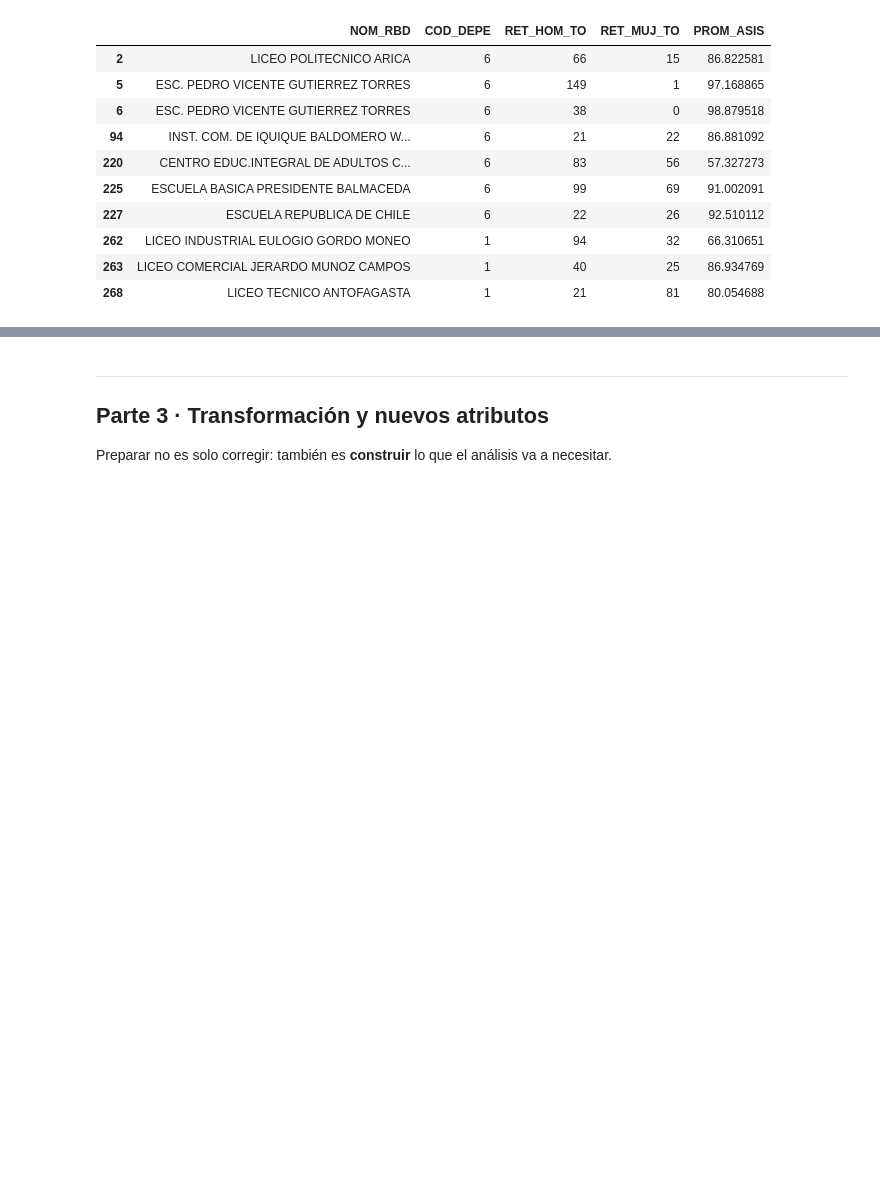
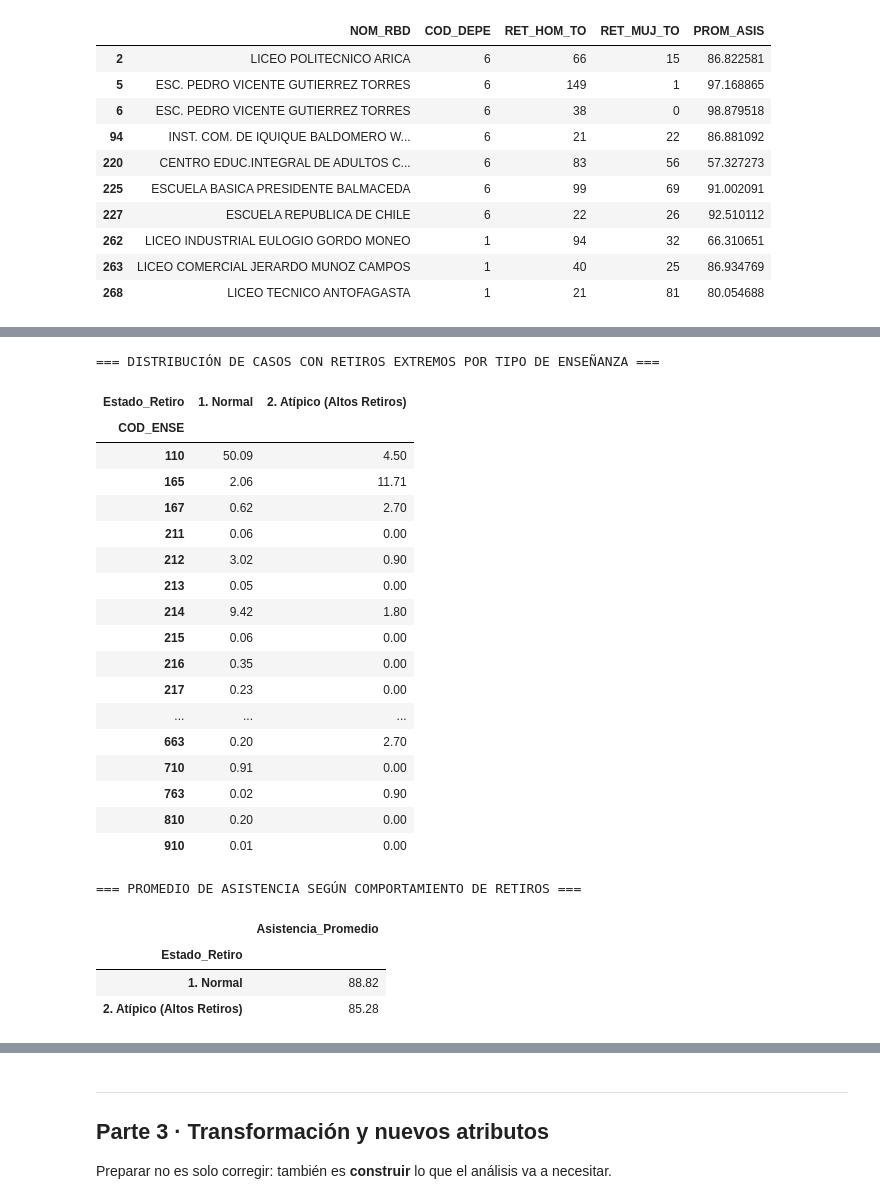
Before and after one commit to fcovarrubiasp-debug/CIENCIA-DE-DATO-, a Jupyter notebook: 7_S2_Notebook_Laboratorio_CDD.ipynb, the cells around one changed output, grey strips where cells are left out. Saved outputs shown, nothing was run; the diff lists cells and outputs as text; code cells hidden in the pictures; blank space fills up the shorter version.

Commit message:
'Semana 2: diagnostico de calidad y flujo de limpieza' domingo 25 de octubre tarea 2 mejorada  atipicos y conclusiones  y arregle la parte  cuartiles con la indicacion del profesor

```diff
--- a/7_S2_Notebook_Laboratorio_CDD.ipynb
+++ b/7_S2_Notebook_Laboratorio_CDD.ipynb
@@ -551,0 +584,67 @@ Ejemplo de establecimientos con retiros extremos y su asistencia promedio corres
+# %%
+import pandas as pd
+import numpy as np
+import os
+
+# Recuperar el dataframe de manera robusta
+archivo_original = '20260303_Resumen_Rendimiento_2025_20260131.csv'
+
+if 'limpio' in globals():
+    data_analisis = limpio
+elif 'df' in globals():
+    data_analisis = df
+elif os.path.exists('mi_conjunto_limpio.csv'):
+    data_analisis = pd.read_csv('mi_conjunto_limpio.csv', sep=';')
+elif os.path.exists(archivo_original):
+    data_analisis = pd.read_csv(archivo_original, sep=',')
+    data_analisis = data_analisis.dropna(subset=['PROM_ASIS'])
+else:
+    raise NameError("No se encontró ningún archivo de datos para el análisis de plausibilidad.")
+
+# 1. Definimos los límites del Percentil 99
+umbral_hom = data_analisis['RET_HOM_TO'].quantile(0.99)
+umbral_muj = data_analisis['RET_MUJ_TO'].quantile(0.99)
+
+# 2. Creamos la variable booleana de atípicos
+data_analisis['Es_Atipico_Retiro'] = (data_analisis['RET_HOM_TO'] > umbral_hom) | (data_analisis['RET_MUJ_TO'] > umbral_muj)
+
+# 3. Mapeamos True/False a etiquetas descriptivas para mejor lectura
+data_analisis['Estado_Retiro'] = data_analisis['Es_Atipico_Retiro'].map({False: '1. Normal', True: '2. Atípico (Altos Retiros)'})
+
+# 4. Agrupamos por Nivel Educativo (COD_ENSE) usando las etiquetas nuevas
+print("=== DISTRIBUCIÓN DE CASOS CON RETIROS EXTREMOS POR TIPO DE ENSEÑANZA ===")
+cruce_ense = pd.crosstab(data_analisis['COD_ENSE'], data_analisis['Estado_Retiro'], normalize='columns') * 100
+display(cruce_ense.round(2))
+
+# 5. Calculamos el promedio de asistencia con las etiquetas descriptivas
+print("\n=== PROMEDIO DE ASISTENCIA SEGÚN COMPORTAMIENTO DE RETIROS ===")
+prom_asistencia = data_analisis.groupby('Estado_Retiro')['PROM_ASIS'].mean().to_frame('Asistencia_Promedio')
+display(prom_asistencia.round(2))
+
+# Limpieza de columnas temporales
+data_analisis.drop(columns=['Es_Atipico_Retiro', 'Estado_Retiro'], inplace=True)
+# %% [output]
+=== DISTRIBUCIÓN DE CASOS CON RETIROS EXTREMOS POR TIPO DE ENSEÑANZA ===
+| Estado_Retiro | 1. Normal | 2. Atípico (Altos Retiros) |
+| COD_ENSE |  |  |
+| 110 | 50.09 | 4.50 |
+| 165 | 2.06 | 11.71 |
+| 167 | 0.62 | 2.70 |
+| 211 | 0.06 | 0.00 |
+| 212 | 3.02 | 0.90 |
+| 213 | 0.05 | 0.00 |
+| 214 | 9.42 | 1.80 |
+| 215 | 0.06 | 0.00 |
+| 216 | 0.35 | 0.00 |
+| 217 | 0.23 | 0.00 |
+| ... | ... | ... |
+| 663 | 0.20 | 2.70 |
+| 710 | 0.91 | 0.00 |
+| 763 | 0.02 | 0.90 |
+| 810 | 0.20 | 0.00 |
+| 910 | 0.01 | 0.00 |
+=== PROMEDIO DE ASISTENCIA SEGÚN COMPORTAMIENTO DE RETIROS ===
+|  | Asistencia_Promedio |
+| Estado_Retiro |  |
+| 1. Normal | 88.82 |
+| 2. Atípico (Altos Retiros) | 85.28 |
```
Also changed, not shown: parts of 8 cells of this notebook.
